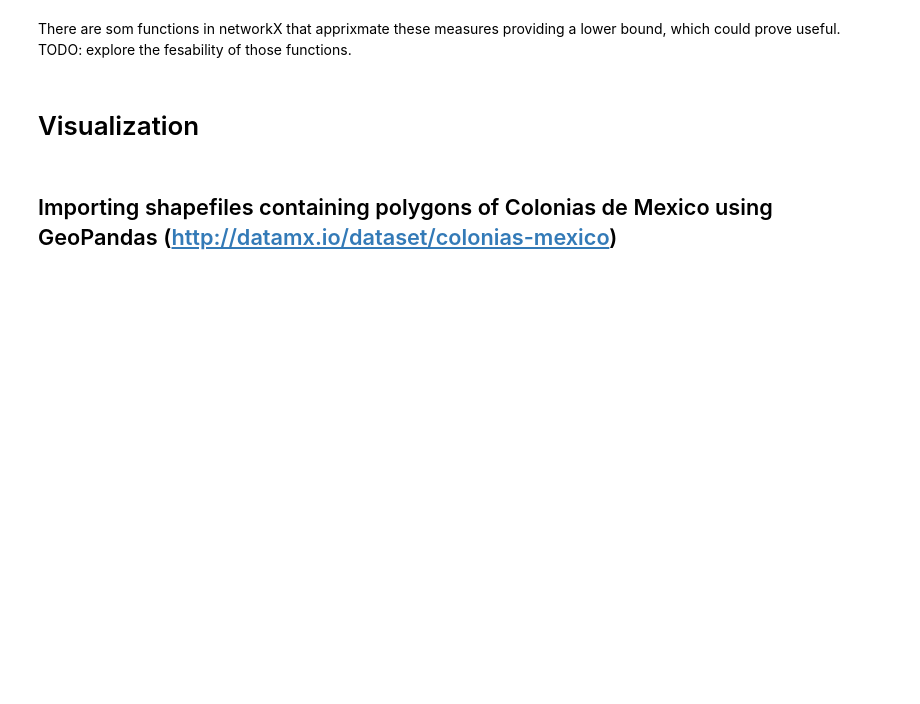
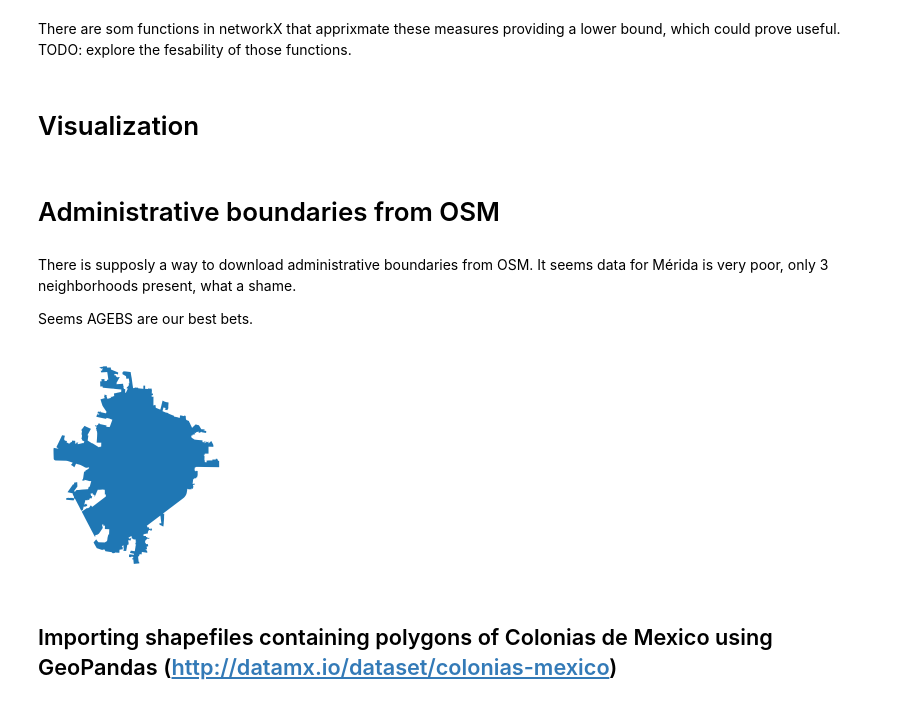
Before and after one commit to gperaza/road-network, a Jupyter notebook: notebooks/gonzalo-scratch.ipynb, the cells around one changed output. Saved outputs shown, nothing was run; the diff lists cells and outputs as text; code cells hidden in the pictures; blank space fills up the shorter version.

```diff
--- a/notebooks/gonzalo-scratch.ipynb
+++ b/notebooks/gonzalo-scratch.ipynb
@@ -369,6 +369,18 @@ KeyboardInterrupt:
 There are som functions in networkX that apprixmate these measures providing a lower bound, which could prove useful. TODO: explore the fesability of those functions.
 # %% [markdown]
 # Visualization
+# %% [markdown]
+# Administrative boundaries from OSM
+# %% [markdown]
+There is supposly a way to download administrative boundaries from OSM. It seems data for Mérida is very poor, only 3 neighborhoods present, what a shame.
+
+Seems AGEBS are our best bets.
+# %%
+nbrhd = ox.geocode_to_gdf('Mérida, Yucatán')
+ax = ox.project_gdf(nbrhd).plot()
+ax.axis('off');
+# %% [output]
+[figure, added]
 # %% [markdown]
 ## Importing shapefiles containing polygons of Colonias de Mexico using GeoPandas (http://datamx.io/dataset/colonias-mexico)
 # %% [markdown]
```
